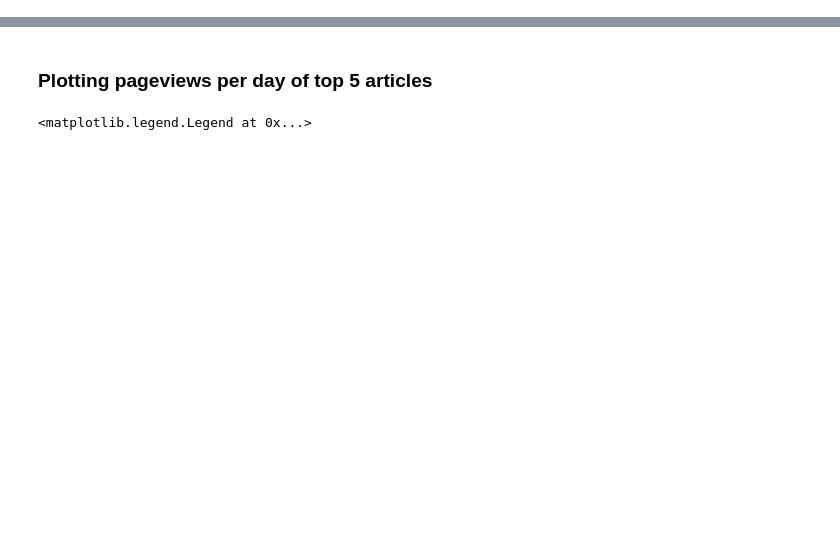
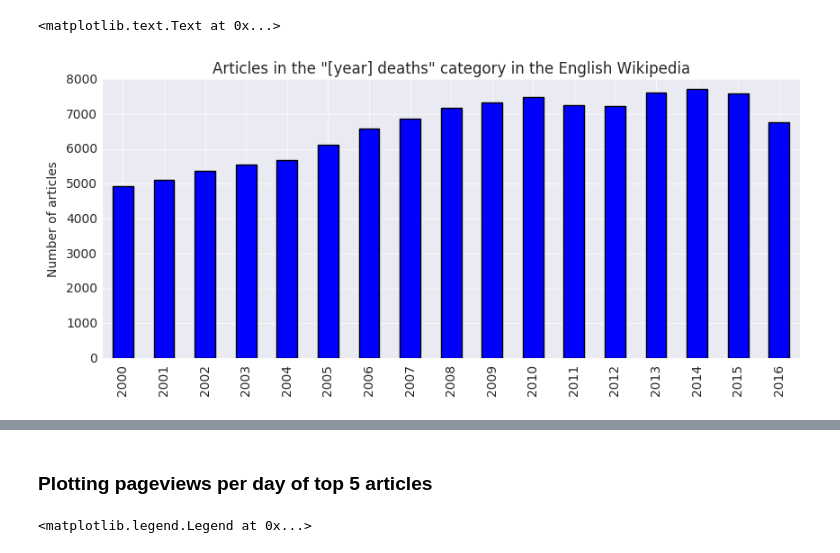
Before and after one commit to staeiou/wiki-stat-notebooks, a Jupyter notebook: deaths/deaths-enwiki-2016.ipynb, the cells around one changed output, grey strips where cells are left out. Cells and saved outputs as stored; diff of their text form; code cells hidden in the pictures; blank space fills up the shorter version.

Commit message:
Redo notebook, new sections on edit counts

```diff
--- a/deaths/deaths-enwiki-2016.ipynb
+++ b/deaths/deaths-enwiki-2016.ipynb
@@ -25,7 +19,0 @@ for year in years:
-# %%
-for year in years:
-    yearstr = 'Category:' + str(year) + "_deaths"
-    deathcat = pywikibot.Page(site, yearstr)
-    for page in site.categorymembers(deathcat):
-        if page.title().find("List_of") is -1:
-            deathperyear[year] += 1
@@ -106,4 +19,0 @@ def yearly_views(title,year):
-# %%
-pageviews_2016 = {}
-deaths_per_year = 0
-over500k_views = 0
@@ -193,0 +20,21 @@ Requirement already satisfied: futures in /srv/paws/lib/python3.4/site-packages
+# %%
+def yearly_death_counts(startyear,endyear):
+    years = np.arange(startyear,endyear+1)  # add one to endyear because np.arange doesn't include the stop
+    deaths_per_year = {}
+    for year in years:
+        deaths_per_year[year] = 0
+
+    for year in years:
+        yearstr = 'Category:' + str(year) + "_deaths"
+        deathcat = pywikibot.Page(site, yearstr)
+        deathcat_o = site.categoryinfo(deathcat)
+        deaths_per_year[year] = deathcat_o['pages']
+
+    yearly_articles_df = pd.DataFrame.from_dict(deaths_per_year, orient='index')
+    yearly_articles_df.columns = ['articles in category']
+    yearly_articles_df = yearly_articles_df.sort_index()
+
+    return yearly_articles_df
+# %%
+yearly_articles_df = yearly_death_counts(2000,2016)
+yearly_articles_df
@@ -193,0 +60,8 @@ Requirement already satisfied: futures in /srv/paws/lib/python3.4/site-packages
+# %%
+ax = yearly_articles_df.plot(kind='bar',figsize=[10,4])
+ax.legend_.remove()
+ax.set_ylabel("Number of articles")
+ax.set_title("""Articles in the "[year] deaths" category in the English Wikipedia""")
+# %% [output]
+<matplotlib.text.Text at 0x...>
+[figure, added]
```
Also changed, not shown: parts of 58 cells of this notebook.
